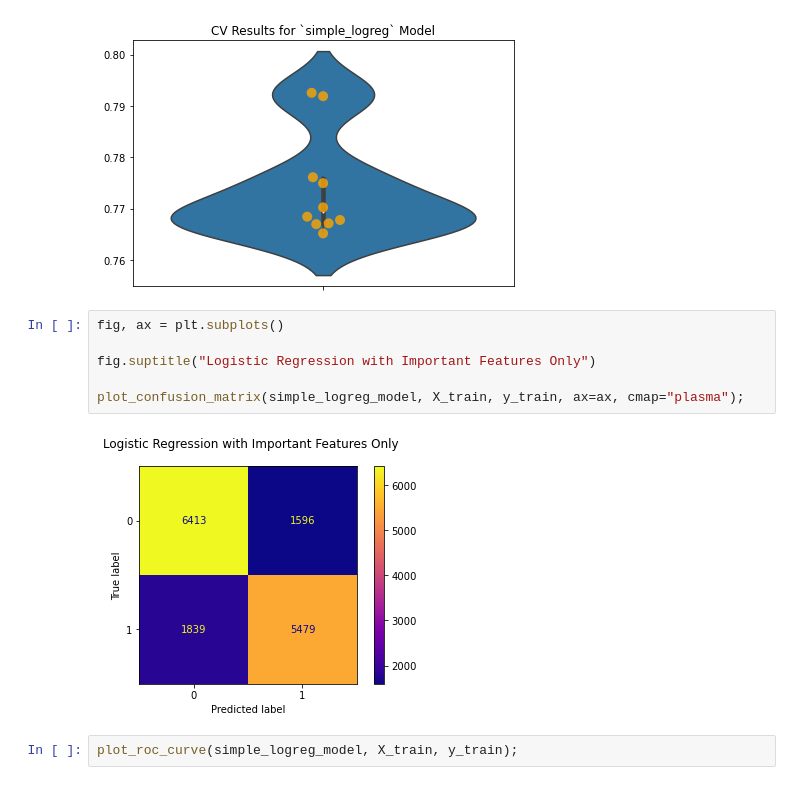
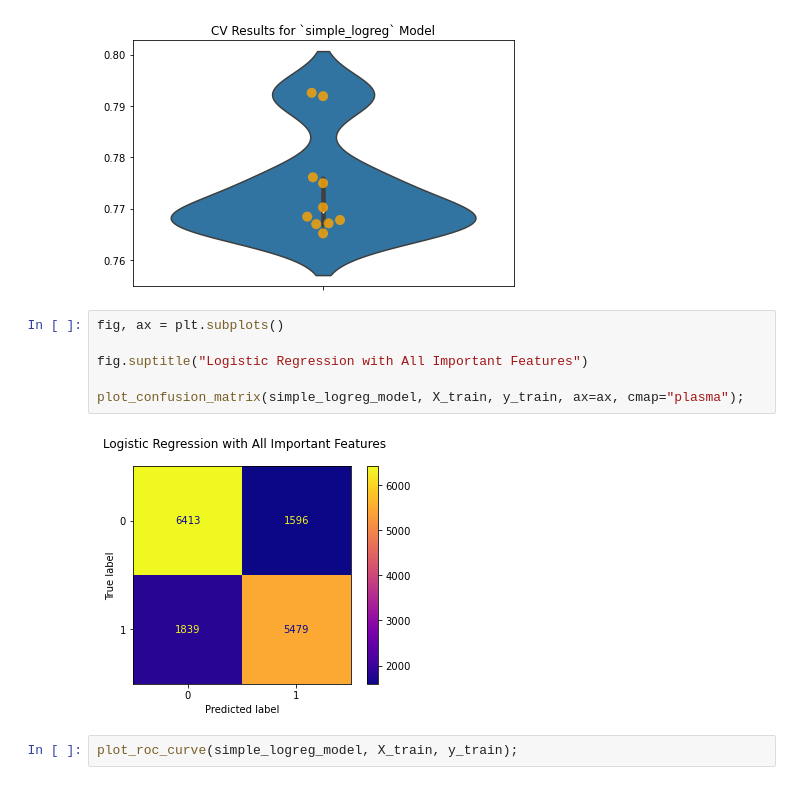
Before and after one commit to likej82/Probability-of-Receiving-Seasonal-Flu-Vaccination-Based-Off-Demographic, a Jupyter notebook: Wesnotebook.ipynb, the cells around one changed output. Drawn from its saved outputs; the diff is of its cells as text.

```diff
--- a/Wesnotebook.ipynb
+++ b/Wesnotebook.ipynb
@@ -1330,11 +1325,11 @@ CV Results for `simple_logreg` model:
 # %%
 fig, ax = plt.subplots()
 
-fig.suptitle("Logistic Regression with Important Features Only")
+fig.suptitle("Logistic Regression with All Important Features")
 
 plot_confusion_matrix(simple_logreg_model, X_train, y_train, ax=ax, cmap="plasma");
 # %% [output]
-[figure, old version]
+[figure, new version]
 # %%
 plot_roc_curve(simple_logreg_model, X_train, y_train);
 # %% [output]
```
Also changed, not shown: parts of 42 cells of this notebook.
